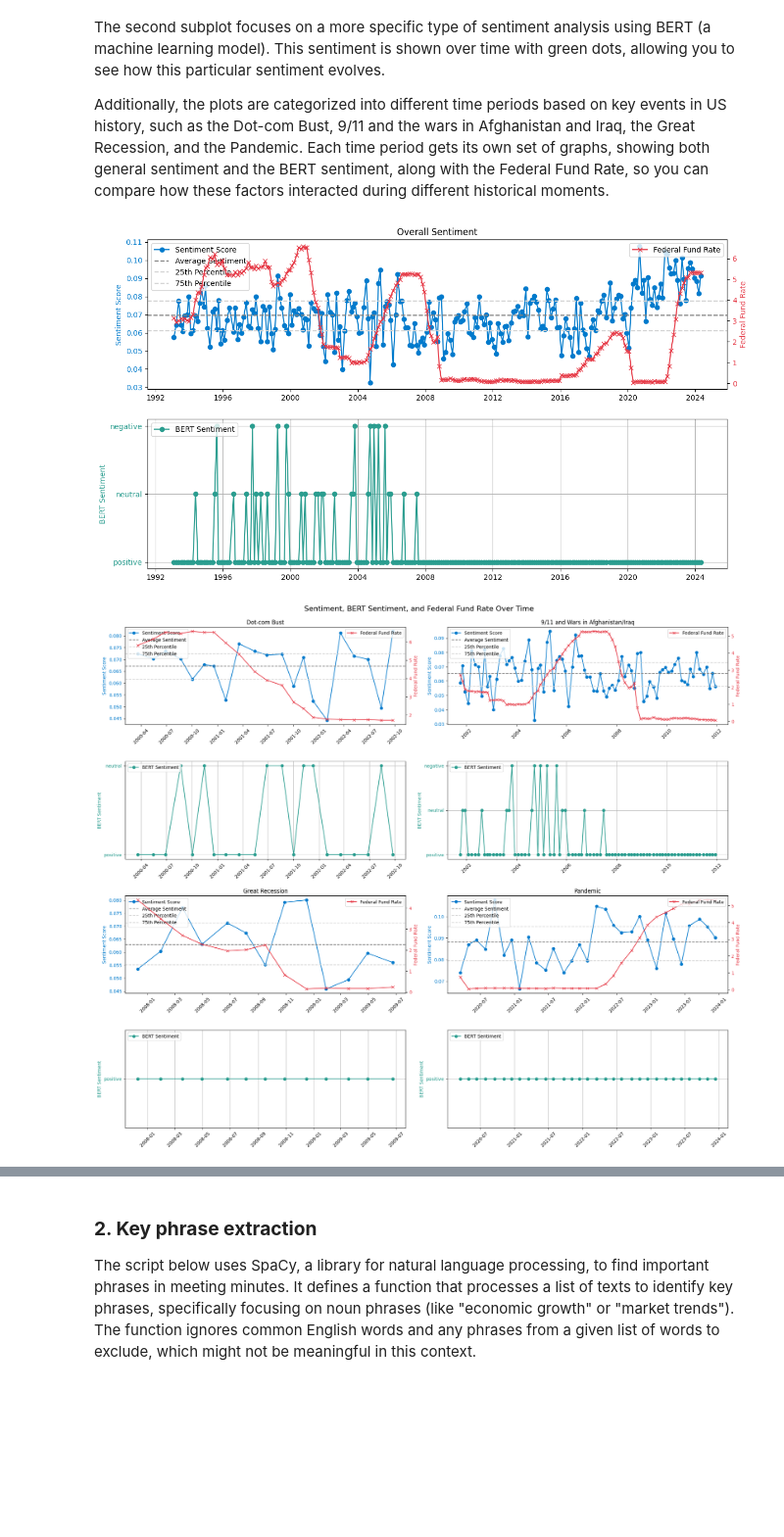
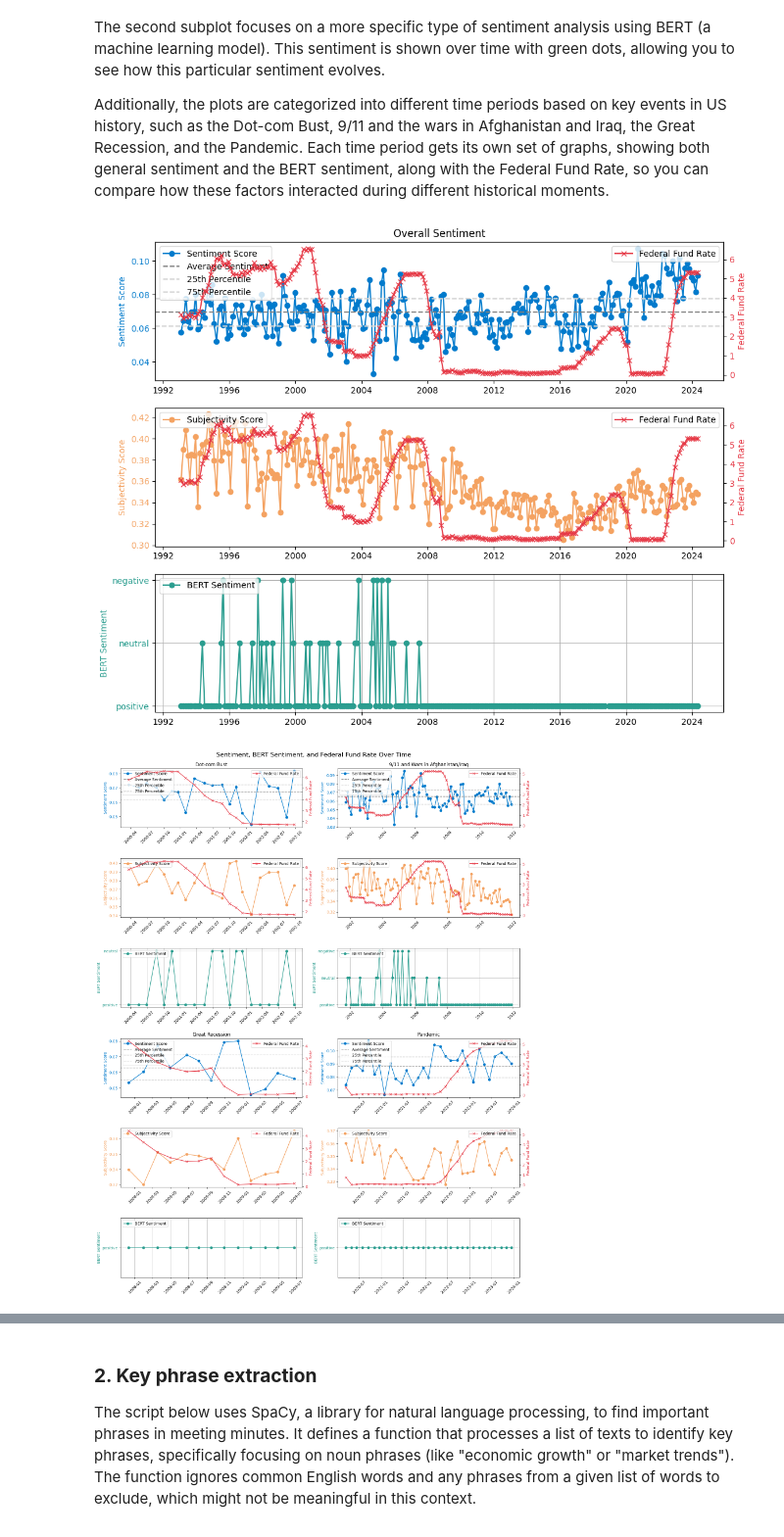
Before and after one commit to Cydia13526/s24-milestone2-team7-cspaarg-cydia-davidrez, a Jupyter notebook: project.ipynb, the cells around one changed output, grey strips where cells are left out. Shown at 98% size. Saved outputs shown, nothing was run; the diff lists cells and outputs as text; code cells hidden in the pictures; blank space fills up the shorter version.

```diff
--- a/project.ipynb
+++ b/project.ipynb
@@ -330,10 +351,11 @@ The second subplot focuses on a more specific type of sentiment analysis using B
 
 Additionally, the plots are categorized into different time periods based on key events in US history, such as the Dot-com Bust, 9/11 and the wars in Afghanistan and Iraq, the Great Recession, and the Pandemic. Each time period gets its own set of graphs, showing both general sentiment and the BERT sentiment, along with the Federal Fund Rate, so you can compare how these factors interacted during different historical moments.
 # %%
-def plot_sentiment(ax, ax2, df, title):
+def plot_sentiment(df, title, ax = None, ax3 = None, ax2 = None):
     blue_color = '#007ACC'
     red_color = '#E63946'
     green_color = '#2A9D8F'
+    orange_color = '#F4A261'
     avg_sentiment = df['sentiment'].mean()
     q25_sentiment = np.percentile(df['sentiment'], 25)
     q75_sentiment = np.percentile(df['sentiment'], 75)
@@ -347,40 +369,51 @@ def plot_sentiment(ax, ax2, df, title):
     ax.tick_params(axis='y', labelcolor=blue_color)
     ax.legend(loc='upper left')
 
     axes_twin = ax.twinx()
     axes_twin.plot(df.index, df['rate'], color=red_color, marker='x', label='Federal Fund Rate')
     axes_twin.set_ylabel('Federal Fund Rate', color=red_color)
     axes_twin.tick_params(axis='y', labelcolor=red_color)
     axes_twin.legend(loc='upper right')
 
+    ax3.plot(df.index, df['subjectivity'], color=orange_color, marker='o', label='Subjectivity Score')
+    ax3.set_ylabel('Subjectivity Score', color=orange_color)
+    ax3.tick_params(axis='y', labelcolor=orange_color)
+    ax3.legend(loc='upper left')
+
+    axes_twin_2 = ax3.twinx()
+    axes_twin_2.plot(df.index, df['rate'], color=red_color, marker='x', label='Federal Fund Rate')
+    axes_twin_2.set_ylabel('Federal Fund Rate', color=red_color)
+    axes_twin_2.tick_params(axis='y', labelcolor=red_color)
+    axes_twin_2.legend(loc='upper right')
+
     # Plot BERT Sentiment over time
     ax2.plot(df.index, df['bert_sentiment'], color=green_color, marker='o', label='BERT Sentiment')
     ax2.set_ylabel('BERT Sentiment', color=green_color)
     ax2.tick_params(axis='y', labelcolor=green_color)
     ax2.grid(True)
     ax2.legend(loc='upper left')
 
     ax.set_title(title)
 
-fig2, axes2 = plt.subplots(2, 1, figsize=(14, 8))
-fig, axes = plt.subplots(4, 2, figsize=(20, 17))
+fig2, axes2 = plt.subplots(3, 1, figsize=(12, 10))
+fig, axes = plt.subplots(6, 2, figsize=(16, 20))
 
 
-plot_sentiment(axes2[0], axes2[1], merge_df, 'Overall Sentiment')
+plot_sentiment(merge_df, 'Overall Sentiment', axes2[0], axes2[1], axes2[2])
 
-plot_sentiment(axes[0, 0], axes[1, 0], dot_com_bust, 'Dot-com Bust')
-plot_sentiment(axes[0, 1], axes[1, 1], wars_in_afghanistan_iraq, '9/11 and Wars in Afghanistan/Iraq')
-plot_sentiment(axes[2, 0], axes[3, 0], great_recession, 'Great Recession')
-plot_sentiment(axes[2, 1], axes[3, 1], pandemic, 'Pandemic')
+plot_sentiment(dot_com_bust, 'Dot-com Bust',axes[0, 0], axes[1, 0], axes[2, 0])
+plot_sentiment(wars_in_afghanistan_iraq, '9/11 and Wars in Afghanistan/Iraq', axes[0, 1], axes[1, 1], axes[2, 1])
+plot_sentiment(great_recession, 'Great Recession', axes[3, 0], axes[4, 0], axes[5, 0])
+plot_sentiment(pandemic, 'Pandemic', axes[3, 1], axes[4, 1], axes[5, 1])
 fig.suptitle('Sentiment, BERT Sentiment, and Federal Fund Rate Over Time', fontsize=16)
 
 for ax in axes.flat:
     if ax is not None:
         ax.tick_params(axis='x', rotation=45)
 
 plt.tight_layout(pad=2.0)
 plt.show()
 # %% [output]
-[figure, old version]
+[figure, new version]
-[figure, old version]
+[figure, new version]
 # %%
```
Also changed, not shown: parts of 3 cells of this notebook.
